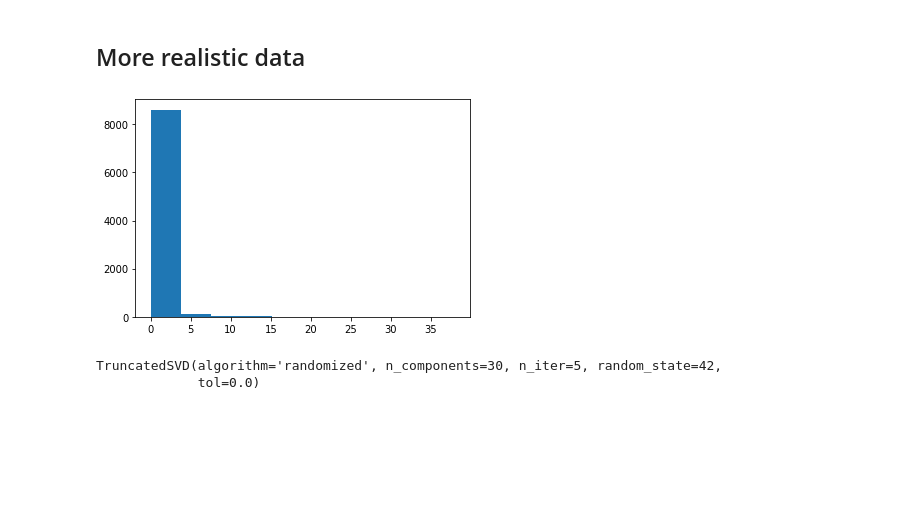
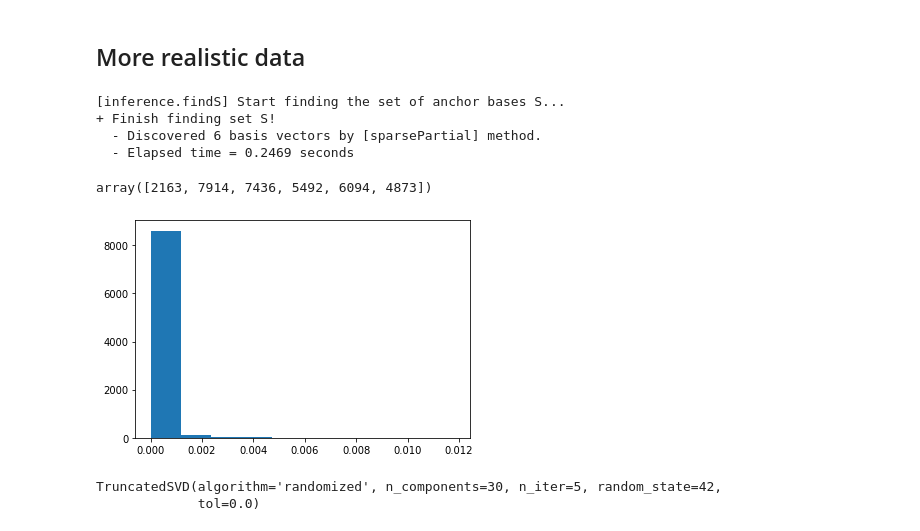
Before and after one commit to zihao12/pyJSMF-RAW, a Jupyter notebook: experiments/Cbar.ipynb, the cells around one changed output. Drawn from its saved outputs; the diff is of its cells as text; code cells hidden in the pictures; blank space fills up the shorter version.

```diff
--- a/experiments/Cbar.ipynb
+++ b/experiments/Cbar.ipynb
@@ -90,16 +89,27 @@ L = fitted['Ltrue']
 F = fitted['Ftrue']
 
 n, p = X.shape
+# %%
+Pi_true = L @ F.T
+Pi_true_bar = Pi_true / Pi_true.sum(axis = 0)
+Strue, _, _ = findS(Pi_true_bar.T, k)
+Strue
+# %% [output]
+[inference.findS] Start finding the set of anchor bases S...
++ Finish finding set S!
+  - Discovered 6 basis vectors by [sparsePartial] method.
+  - Elapsed time = 0.2469 seconds
+array([2163, 7914, 7436, 5492, 6094, 4873])
 # %%
 Pi = X / X.sum(axis = 1)[:, None]
-C = Pi.T @ Pi
+C = Pi.T @ Pi / n
 
 plt.hist(C.sum(axis = 1))
 plt.show()
 
 Cbar = C / C.sum(axis = 1).max()
 # %% [output]
-[figure, old version]
+[figure, new version]
 # %%
 svd = TruncatedSVD(n_components=30, random_state=42)
 svd.fit(Cbar)
```
Also changed, not shown: parts of 13 cells of this notebook.
